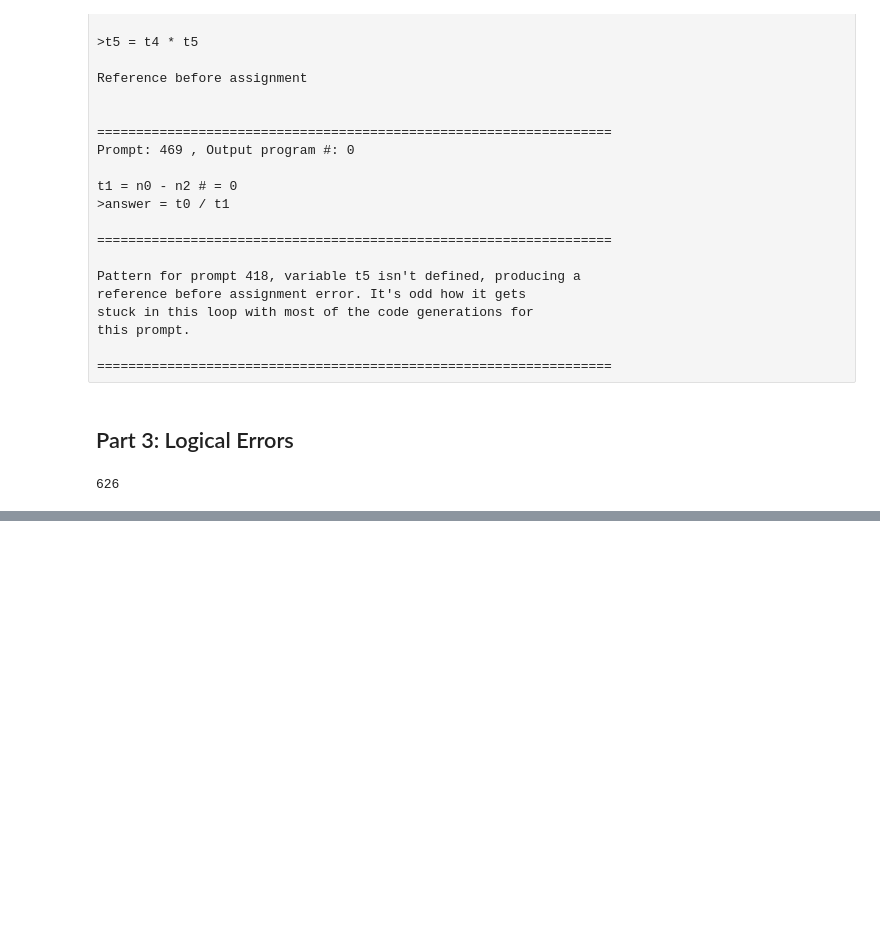
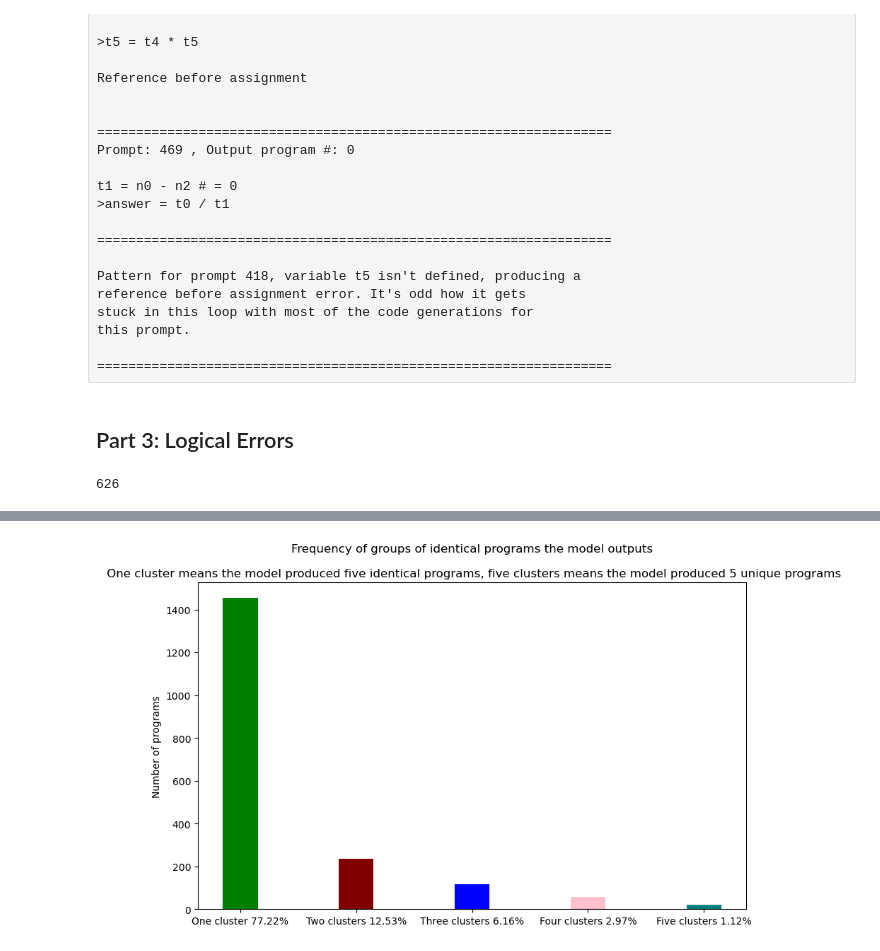
Before and after one commit to AK-Reid/tte, a Jupyter notebook: math-qa-generated-programs-data-analysis.ipynb, the cells around one changed output, grey strips where cells are left out. Drawn from its saved outputs; the diff is of its cells as text; code cells hidden in the pictures; blank space fills up the shorter version.

Commit message:
Added code to find clustering patterns

```diff
--- a/math-qa-generated-programs-data-analysis.ipynb
+++ b/math-qa-generated-programs-data-analysis.ipynb
@@ -596,0 +564,24 @@ pprint(test_clusters_dict)
+# %%
+def count_clusters(clusters_dict):
+    one_cluster = 0
+    two_cluster = 0
+    three_cluster = 0
+    four_cluster = 0
+    five_cluster = 0
+
+    for i in clusters_dict:
+        if ( len(clusters_dict[i]) == 1 ):
+            one_cluster+=1
+        elif ( len(clusters_dict[i]) == 2 ):
+            two_cluster+=1
+        elif ( len(clusters_dict[i]) == 3 ):
+            three_cluster+=1
+        elif ( len(clusters_dict[i]) == 4 ):
+            four_cluster+=1
+        elif ( len(clusters_dict[i]) == 5 ):
+            five_cluster+=1
+    return( [one_cluster, two_cluster, three_cluster, four_cluster, five_cluster] )
+# %%
+%%time
+cluster_count_list = count_clusters(clusters_dict)
+print(cluster_count_list)
@@ -596,0 +592,21 @@ pprint(test_clusters_dict)
+# %%
+error_bars = [ cluster_count_list[0], cluster_count_list[1], cluster_count_list[2],cluster_count_list[3], cluster_count_list[4] ]
+
+one_cluster_percentage = round( ( error_bars[0] / sum(error_bars)) * 100, 2)
+two_cluster_percentage = round(( error_bars[1] / sum(error_bars)) * 100, 2)
+three_cluster_percentage = round(( error_bars[2] / sum(error_bars)) * 100, 2)
+four_cluster_percentage = round(( error_bars[3] / sum(error_bars)) * 100, 2)
+five_cluster_percentage = round(( error_bars[4] / sum(error_bars)) * 100, 2)
+
+labels = [ f"One cluster {one_cluster_percentage}%", f"Two clusters {two_cluster_percentage}%", f"Three clusters {three_cluster_percentage}%", f"Four clusters {four_cluster_percentage}%", f"Five clusters {five_cluster_percentage}%"]
+
+
+
+plt.figure(figsize=(10,6))
+plt.title("Frequency of groups of identical programs the model outputs\n\n One cluster means the model produced five identical programs, five clusters means the model produced 5 unique programs")
+plt.ylabel("Number of programs")
+plt.bar(labels, error_bars, color =['green', 'maroon', 'blue', 'pink', 'teal'],
+        width = 0.3)
+plt.show()
+# %% [output]
+[figure, added]
```
Also changed, not shown: parts of 6 cells of this notebook, 1 other file.
